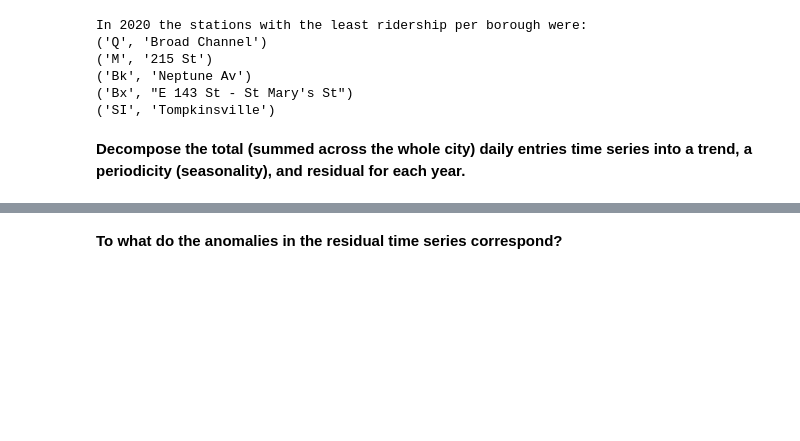
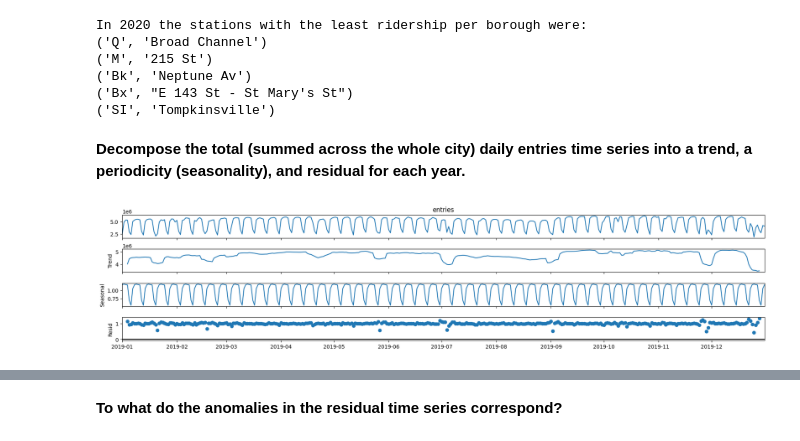
Before and after one commit to ReidelVichot/DSTEP23, a Jupyter notebook: assignments/dstep23_assignment_04_RVichot.ipynb, the cells around one changed output, grey strips where cells are left out. Cells and saved outputs as stored; diff of their text form; code cells hidden in the pictures; blank space fills up the shorter version.

```diff
--- a/assignments/dstep23_assignment_04_RVichot.ipynb
+++ b/assignments/dstep23_assignment_04_RVichot.ipynb
@@ -325,3 +325,14 @@ In 2020 the stations with the least ridership per borough were:
 ('SI', 'Tompkinsville')
 # %% [markdown]
 **Decompose the total (summed across the whole city) daily entries time series into a trend, a periodicity (seasonality), and residual for each year.**
+# %%
+from statsmodels.tsa.seasonal import seasonal_decompose
+
+# -- use statsmodels to decompose the time series
+res_mul = seasonal_decompose(mta19.groupby("date").sum(numeric_only=True)["entries"] , model="mul")
+
+# -- plot the decomposition
+fig = res_mul.plot()
+fig.set_size_inches(20, 4)
+# %% [output]
+[figure, added]
```
Also changed, not shown: parts of 5 cells of this notebook.
